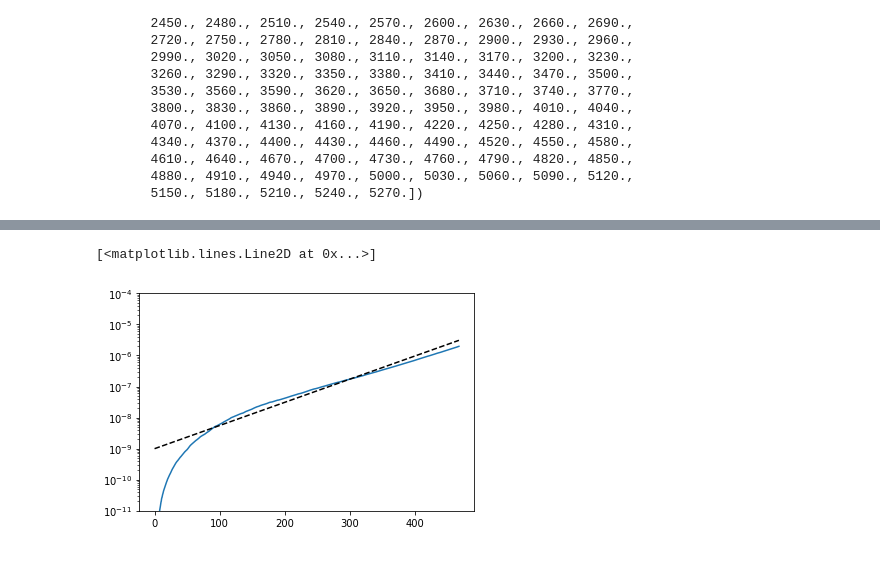
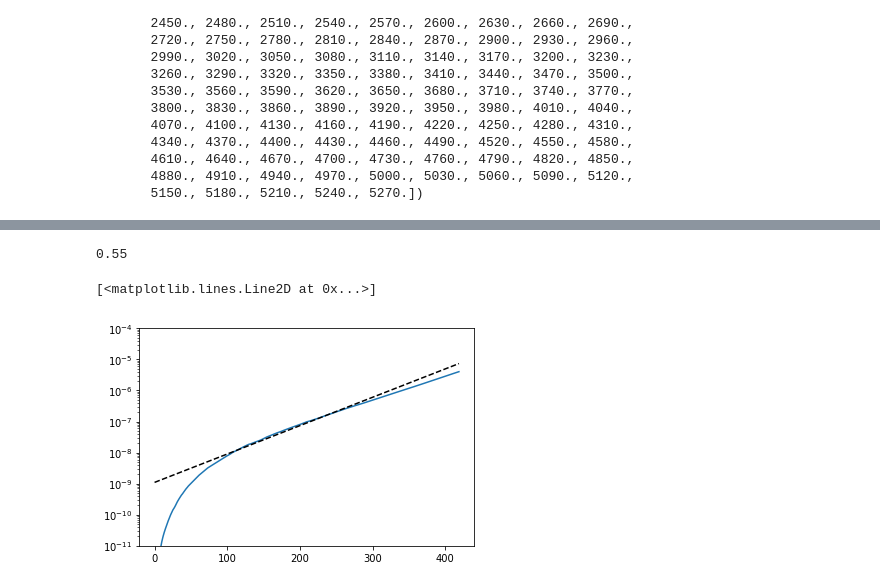
Before and after one commit to ratnania/mhd, a Jupyter notebook: 02_HybridModelling/10_Diagnostics.ipynb, the cells around one changed output, grey strips where cells are left out. Saved outputs shown, nothing was run; the diff lists cells and outputs as text; code cells hidden in the pictures.

```diff
--- a/02_HybridModelling/10_Diagnostics.ipynb
+++ b/02_HybridModelling/10_Diagnostics.ipynb
@@ -94,9 +76,23 @@ en_H = data[1:, -5]
+# %%
+data = np.loadtxt('test_maxgrowth_rel2.txt')
+# %%
+tn = data[1:, -1]
+en_E = data[1:, -5]
+en_B = data[1:, -4]
+en_C = data[1:, -3]
+en_H = data[1:, -2]
+
+pa = data[0]
+# %%
+pa[11]
+# %% [output]
+0.55
 # %%
 plt.semilogy(tn, en_B)
 plt.ylim((1e-11, 1e-4))
 
-gamma = 0.0086
-plt.semilogy(tn, 1e-9*np.exp(2*gamma*tn), 'k--')
+gamma = 0.010517837152266217
+plt.semilogy(tn, 1.1e-9*np.exp(2*gamma*tn), 'k--')
 # %% [output]
 [<matplotlib.lines.Line2D at 0x...>]
-[figure, old version]
+[figure, new version]
```
Also changed, not shown: parts of 27 cells of this notebook, 5 other files.
